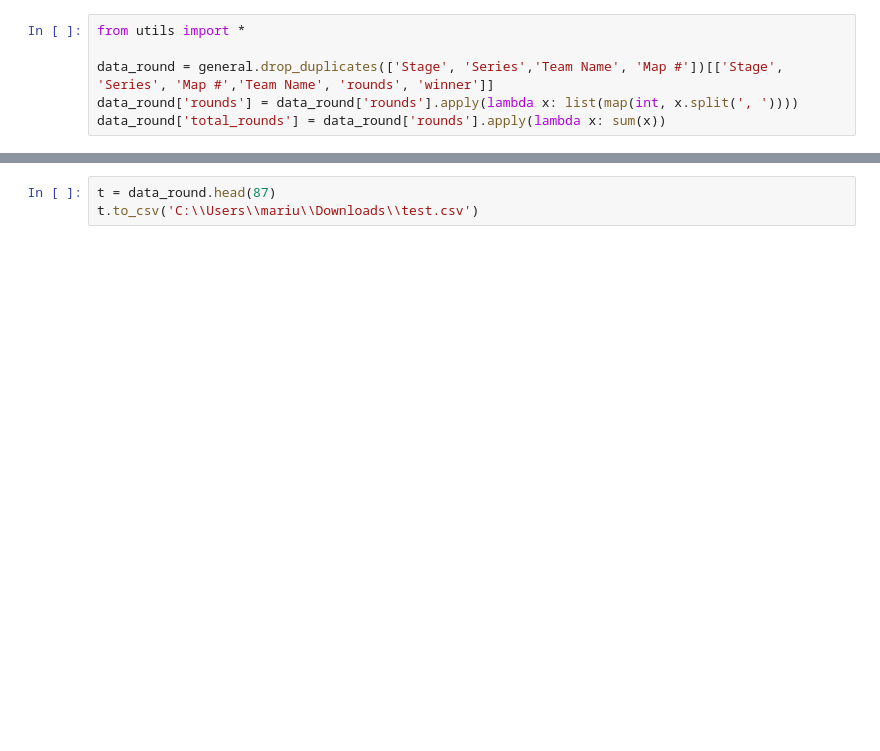
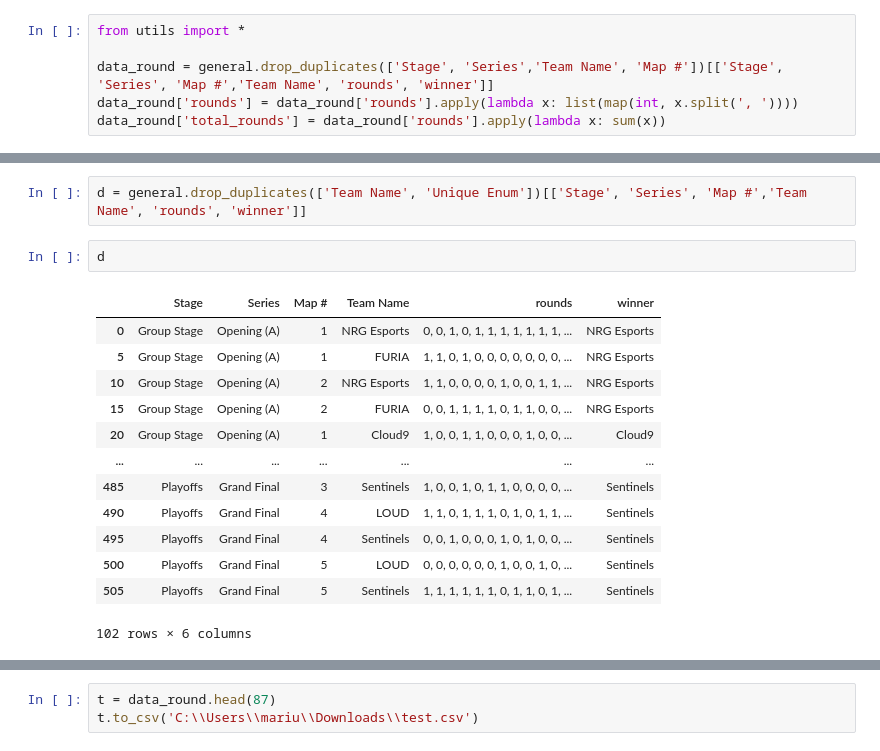
Before and after one commit to mariusBRM/M8_Valorant, a Jupyter notebook: exploration.ipynb, the cells around one changed output, grey strips where cells are left out. Cells and saved outputs as stored; diff of their text form; blank space fills up the shorter version.

```diff
--- a/exploration.ipynb
+++ b/exploration.ipynb
@@ -82,0 +84,18 @@ data_round['total_rounds'] = data_round['rounds'].apply(lambda x: sum(x))
+# %%
+d = general.drop_duplicates(['Team Name', 'Unique Enum'])[['Stage', 'Series', 'Map #','Team Name', 'rounds', 'winner']]
+# %%
+d
+# %% [output]
+|  | Stage | Series | Map # | Team Name | rounds | winner |
+| 0 | Group Stage | Opening (A) | 1 | NRG Esports | 0, 0, 1, 0, 1, 1, 1, 1, 1, 1, 1, ... | NRG Esports |
+| 5 | Group Stage | Opening (A) | 1 | FURIA | 1, 1, 0, 1, 0, 0, 0, 0, 0, 0, 0, ... | NRG Esports |
+| 10 | Group Stage | Opening (A) | 2 | NRG Esports | 1, 1, 0, 0, 0, 0, 1, 0, 0, 1, 1, ... | NRG Esports |
+| 15 | Group Stage | Opening (A) | 2 | FURIA | 0, 0, 1, 1, 1, 1, 0, 1, 1, 0, 0, ... | NRG Esports |
+| 20 | Group Stage | Opening (A) | 1 | Cloud9 | 1, 0, 0, 1, 1, 0, 0, 0, 1, 0, 0, ... | Cloud9 |
+| ... | ... | ... | ... | ... | ... | ... |
+| 485 | Playoffs | Grand Final | 3 | Sentinels | 1, 0, 0, 1, 0, 1, 1, 0, 0, 0, 0, ... | Sentinels |
+| 490 | Playoffs | Grand Final | 4 | LOUD | 1, 1, 0, 1, 1, 1, 0, 1, 0, 1, 1, ... | Sentinels |
+| 495 | Playoffs | Grand Final | 4 | Sentinels | 0, 0, 1, 0, 0, 0, 1, 0, 1, 0, 0, ... | Sentinels |
+| 500 | Playoffs | Grand Final | 5 | LOUD | 0, 0, 0, 0, 0, 0, 1, 0, 0, 1, 0, ... | Sentinels |
+| 505 | Playoffs | Grand Final | 5 | Sentinels | 1, 1, 1, 1, 1, 1, 0, 1, 1, 0, 1, ... | Sentinels |
+102 rows × 6 columns
```
Also changed, not shown: parts of 11 cells of this notebook, 3 other files.
